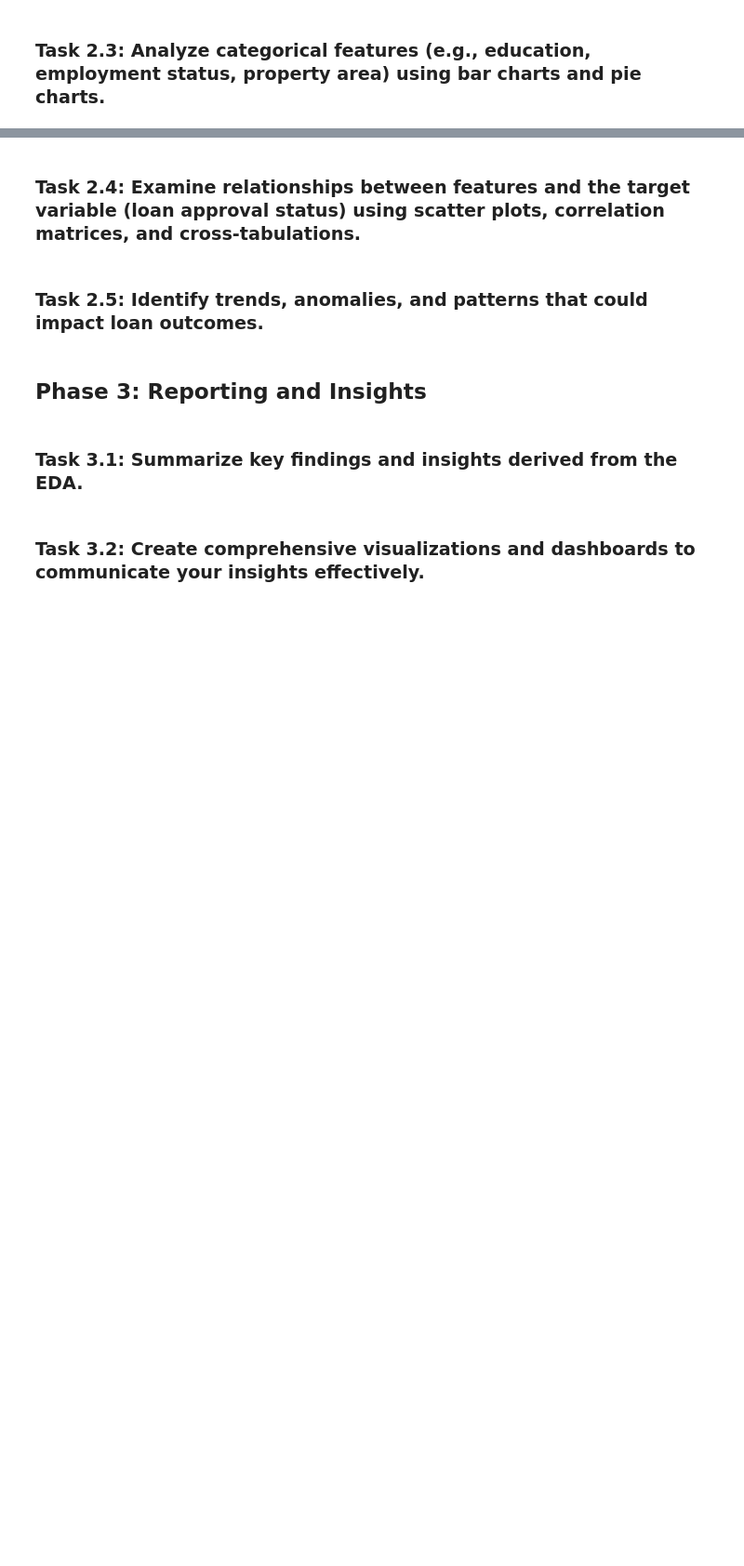
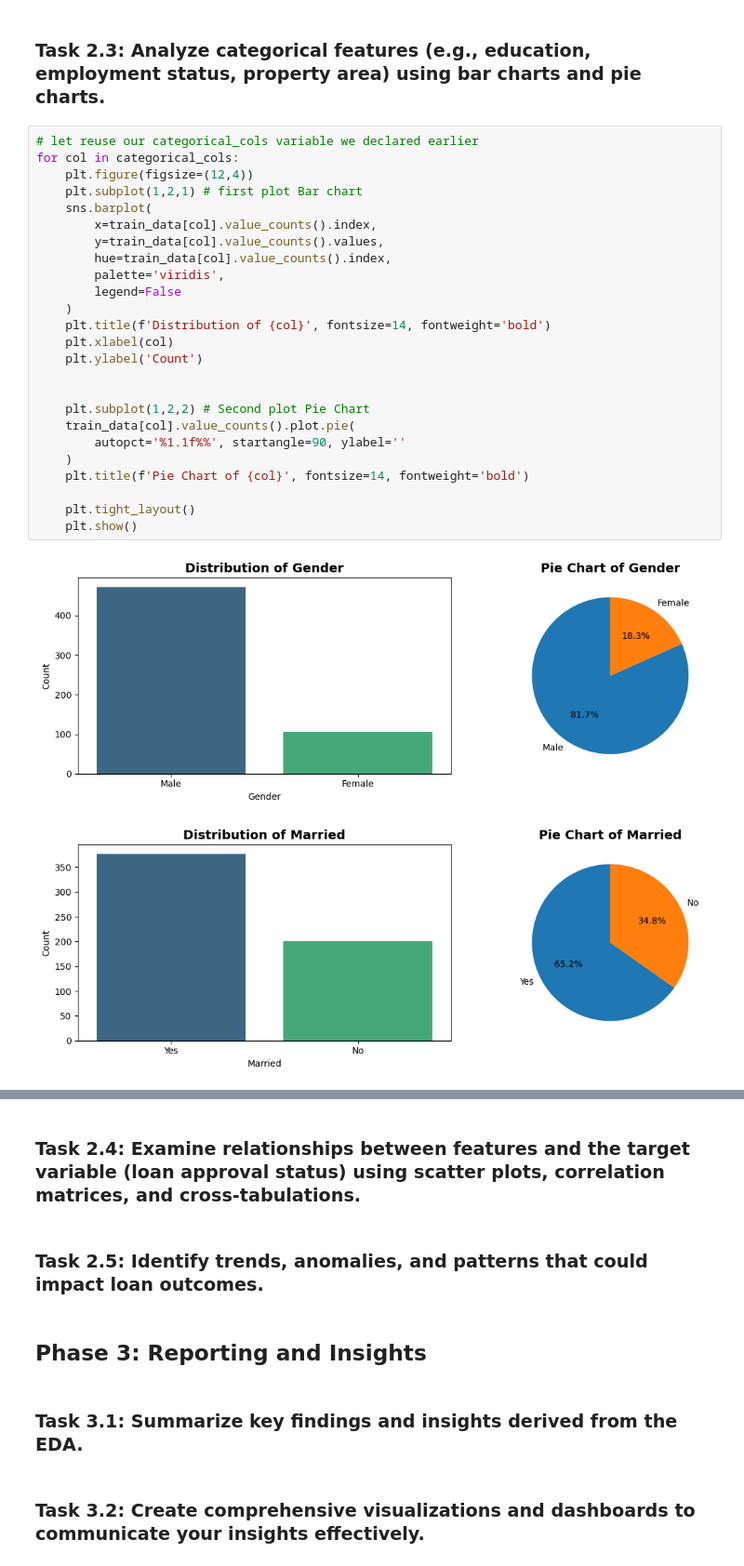
Before and after one commit to Olasquare043/EDA-on-Home-Loan-dataset, a Jupyter notebook: task_25.ipynb, the cells around one changed output, grey strips where cells are left out. Shown: that part at 93% size. Cells and saved outputs as stored; diff of their text form; blank space fills up the shorter version.

```diff
--- a/task_25.ipynb
+++ b/task_25.ipynb
@@ -460,2 +483,30 @@ From the summary above, the dataset contains one unique identifier (Loan_ID) and
 # %% [markdown]
 ### Task 2.3: Analyze categorical features (e.g., education, employment status, property area) using bar charts and pie charts.
+# %%
+# let reuse our categorical_cols variable we declared earlier
+for col in categorical_cols:
+    plt.figure(figsize=(12,4))
+    plt.subplot(1,2,1) # first plot Bar chart
+    sns.barplot(
+        x=train_data[col].value_counts().index,
+        y=train_data[col].value_counts().values,
+        hue=train_data[col].value_counts().index,
+        palette='viridis',
+        legend=False
+    )
+    plt.title(f'Distribution of {col}', fontsize=14, fontweight='bold')
+    plt.xlabel(col)
+    plt.ylabel('Count')
+
+
+    plt.subplot(1,2,2) # Second plot Pie Chart
+    train_data[col].value_counts().plot.pie(
+        autopct='%1.1f%%', startangle=90, ylabel=''
+    )
+    plt.title(f'Pie Chart of {col}', fontsize=14, fontweight='bold')
+
+    plt.tight_layout()
+    plt.show()
+# %% [output]
+[figure, added]
+[figure, added]
```
Also changed, not shown: parts of 3 cells of this notebook.
